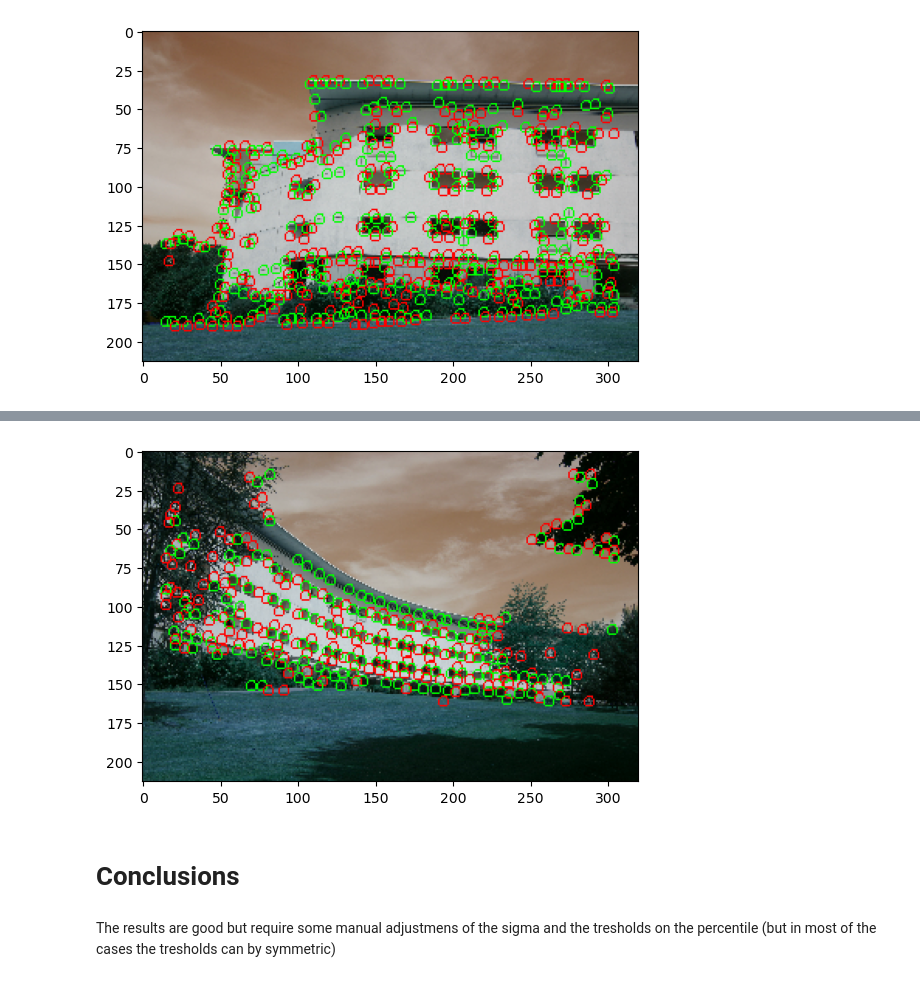
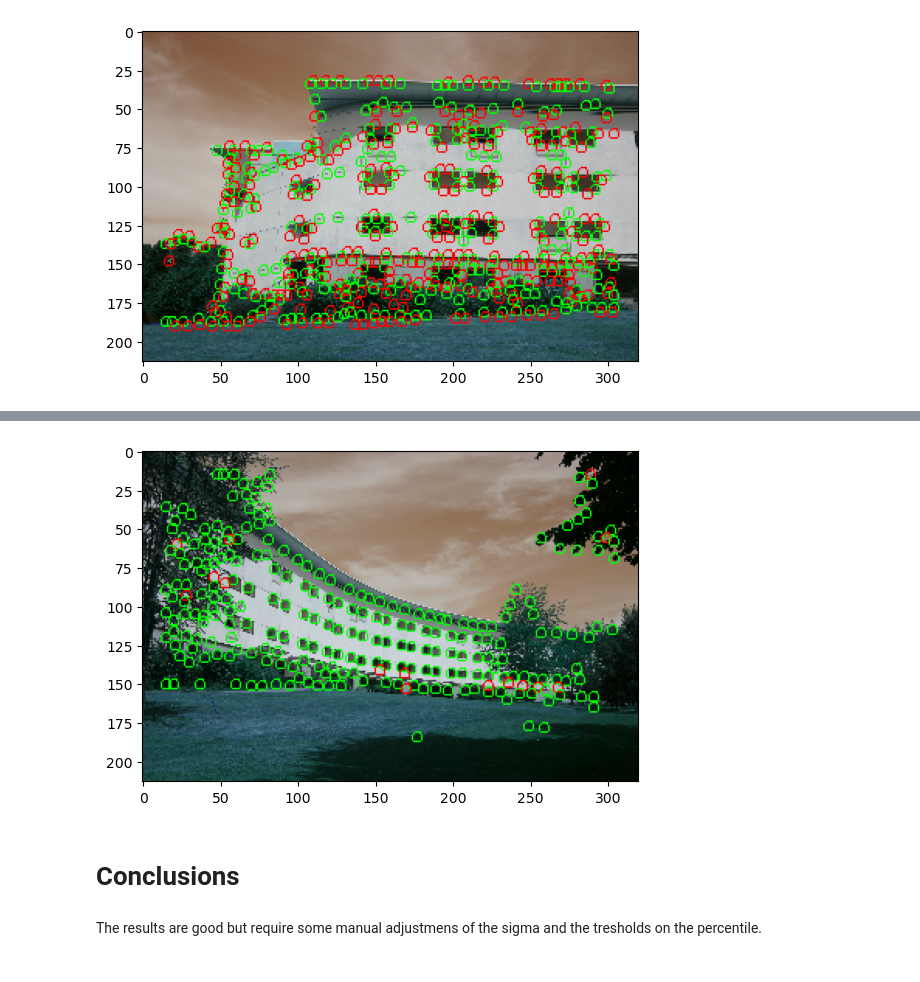
Before and after one commit to matteotolloso/ispr, a Jupyter notebook: midterm_1/Blob Detector.ipynb, the cells around one changed output, grey strips where cells are left out. Cells and saved outputs as stored; diff of their text form; code cells hidden in the pictures.

```diff
--- a/midterm_1/Blob Detector.ipynb
+++ b/midterm_1/Blob Detector.ipynb
@@ -176,14 +210,14 @@ blob_utils.full_pipeline(
 # %%
 blob_utils.full_pipeline(
     path="./3_25_s.bmp",
     kernel_size = 31,
     sigma = 2,
-    percentile = (5, 95),
+    percentile = (0.1, 90),
     line_tickness=1
 )
 # %% [output]
-[figure, old version]
+[figure, new version]
 # %% [markdown]
 # Conclusions
 # %% [markdown]
-The results are good but require some manual adjustmens of the sigma and the tresholds on the percentile (but in most of the cases the tresholds can by symmetric)
+The results are good but require some manual adjustmens of the sigma and the tresholds on the percentile.
```
Also changed, not shown: parts of 12 cells of this notebook, 1 other file.
